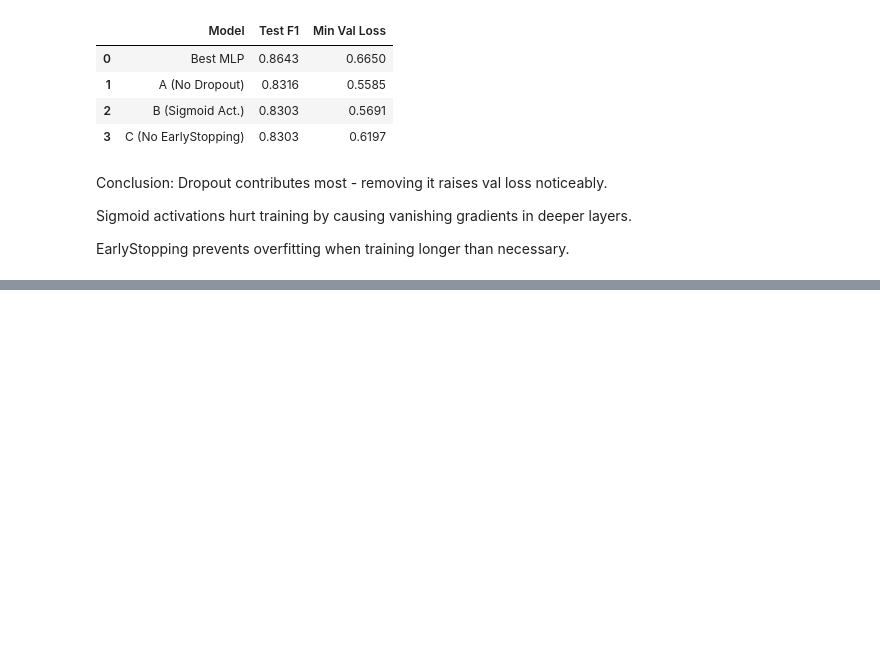
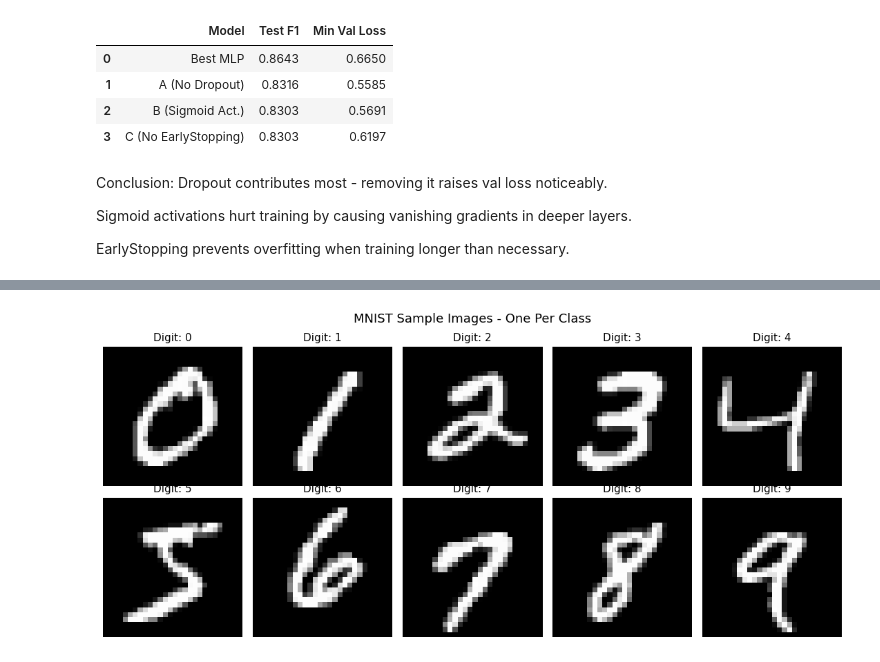
Before and after one commit to abeer-fatima47/i232643-DM-Assignment4, a Jupyter notebook: i232643_DM_asn4.ipynb, the cells around one changed output, grey strips where cells are left out. Saved outputs shown, nothing was run; the diff lists cells and outputs as text; code cells hidden in the pictures; blank space fills up the shorter version.

Commit message:
Part D: CNN on MNIST Digit Images

```diff
--- a/i232643_DM_asn4.ipynb
+++ b/i232643_DM_asn4.ipynb
@@ -1063,0 +1069,17 @@ EarlyStopping prevents overfitting when training longer than necessary.
+# %%
+from tensorflow.keras.datasets import mnist
+from tensorflow.keras.utils import to_categorical
+
+# Load and slice to 12k train / 2k test
+(X_mnist_full, y_mnist_full), (X_mnist_test_full, y_mnist_test_full) = mnist.load_data()
+X_mnist_tr = X_mnist_full[:12000]
+y_mnist_tr = y_mnist_full[:12000]
+X_mnist_te = X_mnist_test_full[:2000]
+y_mnist_te = y_mnist_test_full[:2000]
+
+# Normalise to [0,1]
+X_mnist_tr = X_mnist_tr.astype('float32') / 255.0
+X_mnist_te = X_mnist_te.astype('float32') / 255.0
+
+print(f"Train: {X_mnist_tr.shape}, Test: {X_mnist_te.shape}")
+print(f"Pixel range: [{X_mnist_tr.min():.2f}, {X_mnist_tr.max():.2f}]")
@@ -1063,0 +1091,14 @@ EarlyStopping prevents overfitting when training longer than necessary.
+# %%
+# Display 5×2 grid (one per digit class)
+fig, axes = plt.subplots(2, 5, figsize=(11, 5))
+for digit in range(10):
+    idx = np.where(y_mnist_tr == digit)[0][0]
+    r, c = divmod(digit, 5)
+    axes[r, c].imshow(X_mnist_tr[idx], cmap='gray')
+    axes[r, c].set_title(f'Digit: {digit}', fontsize=11)
+    axes[r, c].axis('off')
+plt.suptitle('MNIST Sample Images - One Per Class', fontsize=13)
+plt.tight_layout()
+plt.show()
+# %% [output]
+[figure, added]
```
Also changed, not shown: parts of 13 cells of this notebook.
